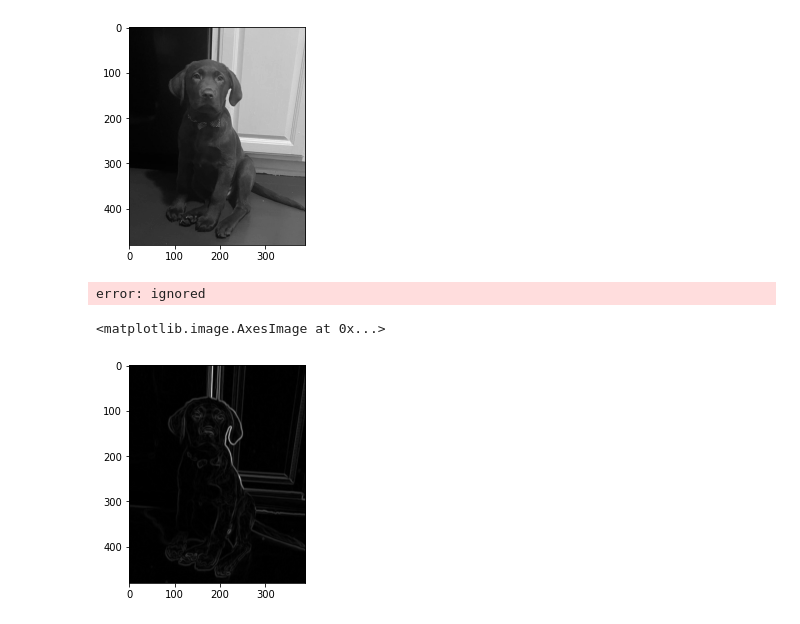
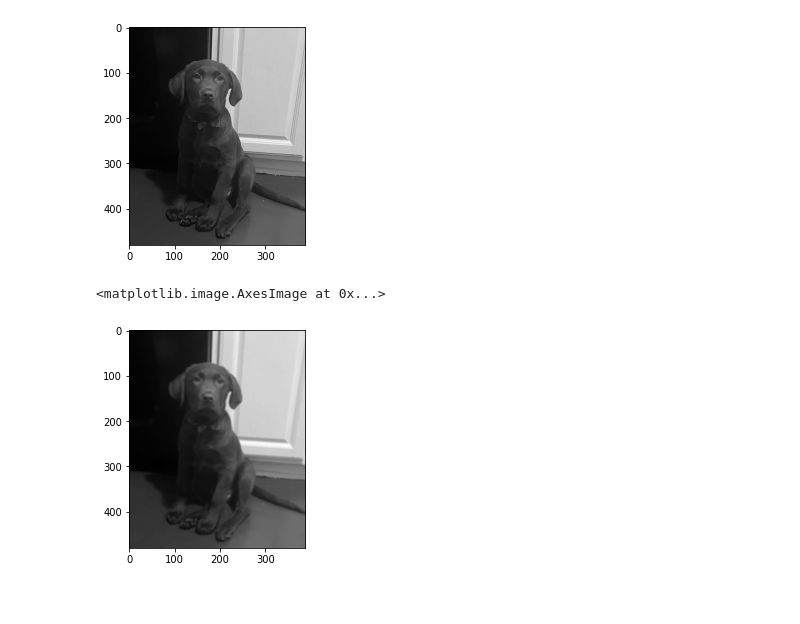
Before and after one commit to lantzmurray/OpenCVSketch, a Jupyter notebook: Open_CV_Sketch_Project.ipynb, the cells around one changed output. Saved outputs shown, nothing was run; the diff lists cells and outputs as text; code cells hidden in the pictures.

```diff
--- a/Open_CV_Sketch_Project.ipynb
+++ b/Open_CV_Sketch_Project.ipynb
@@ -30,12 +32,13 @@ plt.imshow(gray,cmap='gray')
 # %%
 ### Lets add some Gaussian Blur to the image
 #This will make it look smooth, or blurry.
 
 
-blur = cv2.GaussianBlur(gray,(1,4),2)
+blur = cv2.GaussianBlur(gray,(5,5),2)
 plt.imshow(blur, cmap ='gray')
 # %% [output]
-error: ignored
+<matplotlib.image.AxesImage at 0x...>
+[figure, added]
 # %%
 sobelx=cv2.Sobel(blur,cv2.CV_64F,1,0,ksize=5)
 sobely=cv2.Sobel(blur,cv2.CV_64F,0,1,ksize=5)
@@ -44,9 +47,6 @@ gradmag_sq = np.square(sobelx)+np.square(sobely)
 gradmag = np.sqrt(gradmag_sq)
 
 plt.imshow(gradmag,cmap='gray')
-# %% [output]
-<matplotlib.image.AxesImage at 0x...>
-[figure, removed]
 # %%
 gradmag_inv = 255-gradmag
 plt.imshow(gradmag_inv,cmap='gray')
```
Also changed, not shown: parts of 6 cells of this notebook.
